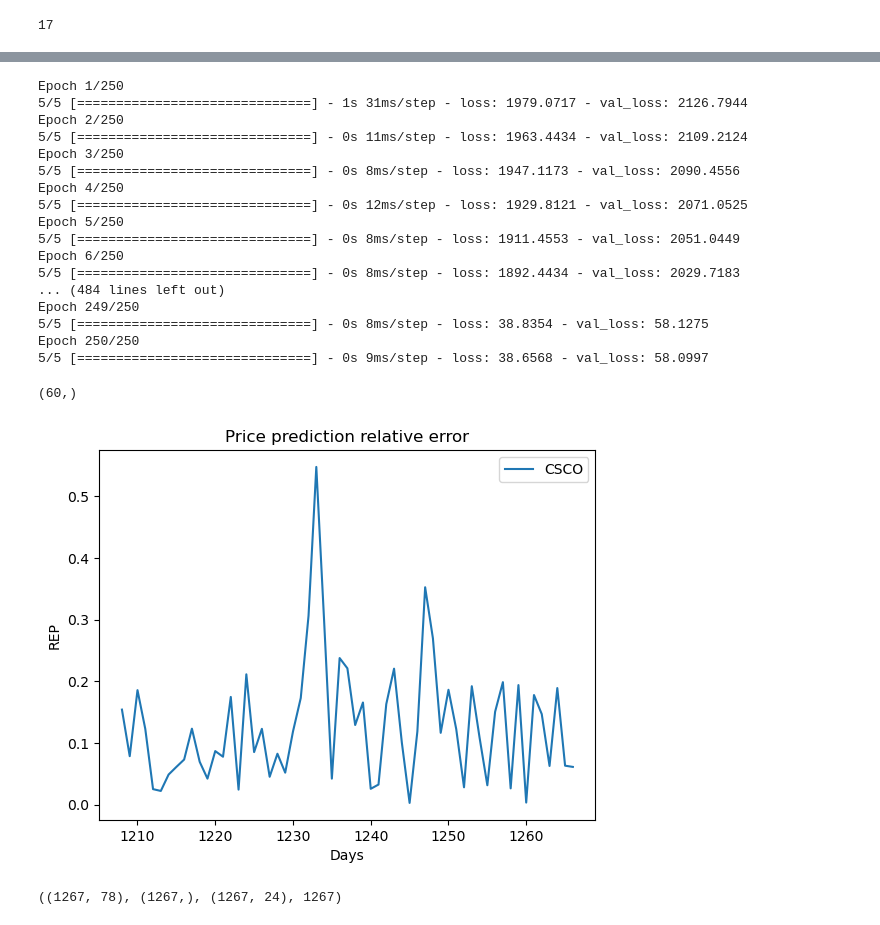
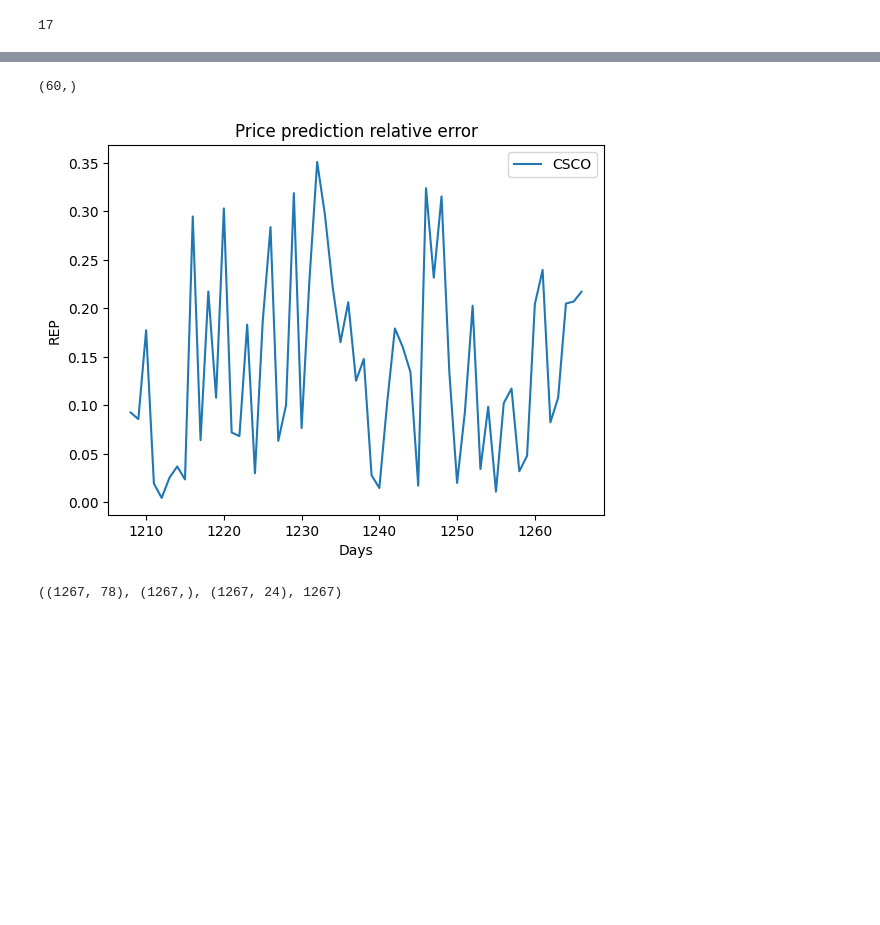
Before and after one commit to yhwgth2022/Stock-Price-Prediction, a Jupyter notebook: Stock Price Prediction.ipynb, the cells around one changed output, grey strips where cells are left out. Saved outputs shown, nothing was run; the diff lists cells and outputs as text; code cells hidden in the pictures; blank space fills up the shorter version.

```diff
--- a/Stock Price Prediction.ipynb
+++ b/Stock Price Prediction.ipynb
@@ -644,48 +578,30 @@ summary_table2
 # %%
-#%%
-#-----------------------------------MLP2-------------------------------------#
-
+# MLP2
+# Choosing l2size = 51, batch size = 250, since we have low test_mse and the running time is small
 mlp2 = tf.keras.models.Sequential([
   tf.keras.layers.Dense(51, activation='relu', name='l2'),
   tf.keras.layers.Dense(1, activation='relu', name='l3')
 ])
 
 mlp2.compile(optimizer='adam', loss=tf.keras.losses.MeanSquaredError(name='mse'))
 history2 = mlp2.fit(x_train2, y_train2, epochs=250,batch_size= 250,
-    validation_data = (x_test2, y_test2), verbose=1)
+    validation_data = (x_test2, y_test2), verbose=0)
 
 Zt2 = mlp2.predict(x_test2, verbose=0)
 Zt2 = Zt2.flatten()
 Rep2 = np.abs(Zt2-y_test2)/y_test2
 
 
 plt.figure()
 plt.plot(Rep2.iloc[:-1])
 plt.title("Price prediction relative error")
 plt.xlabel("Days")
 plt.ylabel("REP")
 plt.legend([stock_names[1]]);
 
 Zt2.shape
 y_test2.shape
 # %% [output]
-Epoch 1/250
-5/5 [==============================] - 1s 31ms/step - loss: 1979.0717 - val_loss: 2126.7944
-Epoch 2/250
-5/5 [==============================] - 0s 11ms/step - loss: 1963.4434 - val_loss: 2109.2124
-Epoch 3/250
-5/5 [==============================] - 0s 8ms/step - loss: 1947.1173 - val_loss: 2090.4556
-Epoch 4/250
-5/5 [==============================] - 0s 12ms/step - loss: 1929.8121 - val_loss: 2071.0525
-Epoch 5/250
-5/5 [==============================] - 0s 8ms/step - loss: 1911.4553 - val_loss: 2051.0449
-Epoch 6/250
-5/5 [==============================] - 0s 8ms/step - loss: 1892.4434 - val_loss: 2029.7183
-... (484 lines left out)
-Epoch 249/250
-5/5 [==============================] - 0s 8ms/step - loss: 38.8354 - val_loss: 58.1275
-Epoch 250/250
-5/5 [==============================] - 0s 9ms/step - loss: 38.6568 - val_loss: 58.0997
+(60,)
-(60,)
-[figure, old version]
+[figure, new version]
 # %%
```
Also changed, not shown: parts of 16 cells of this notebook.
